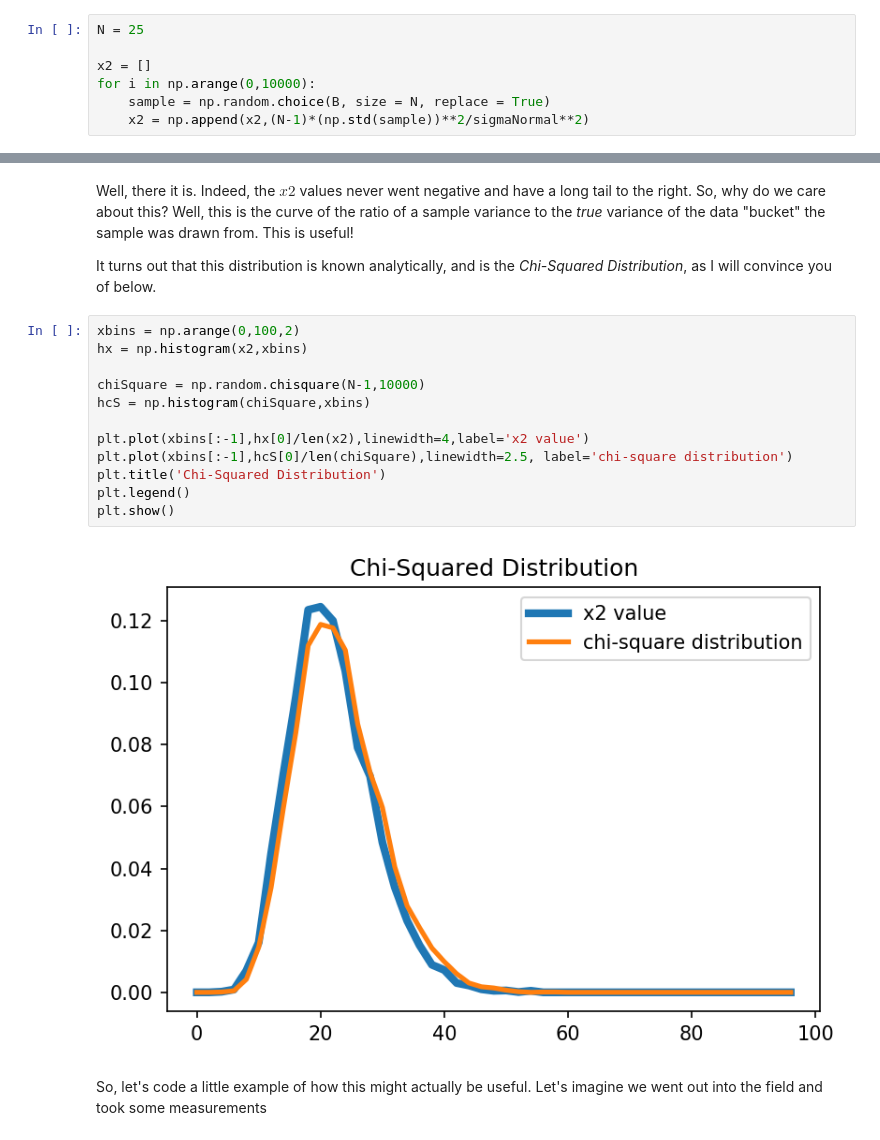
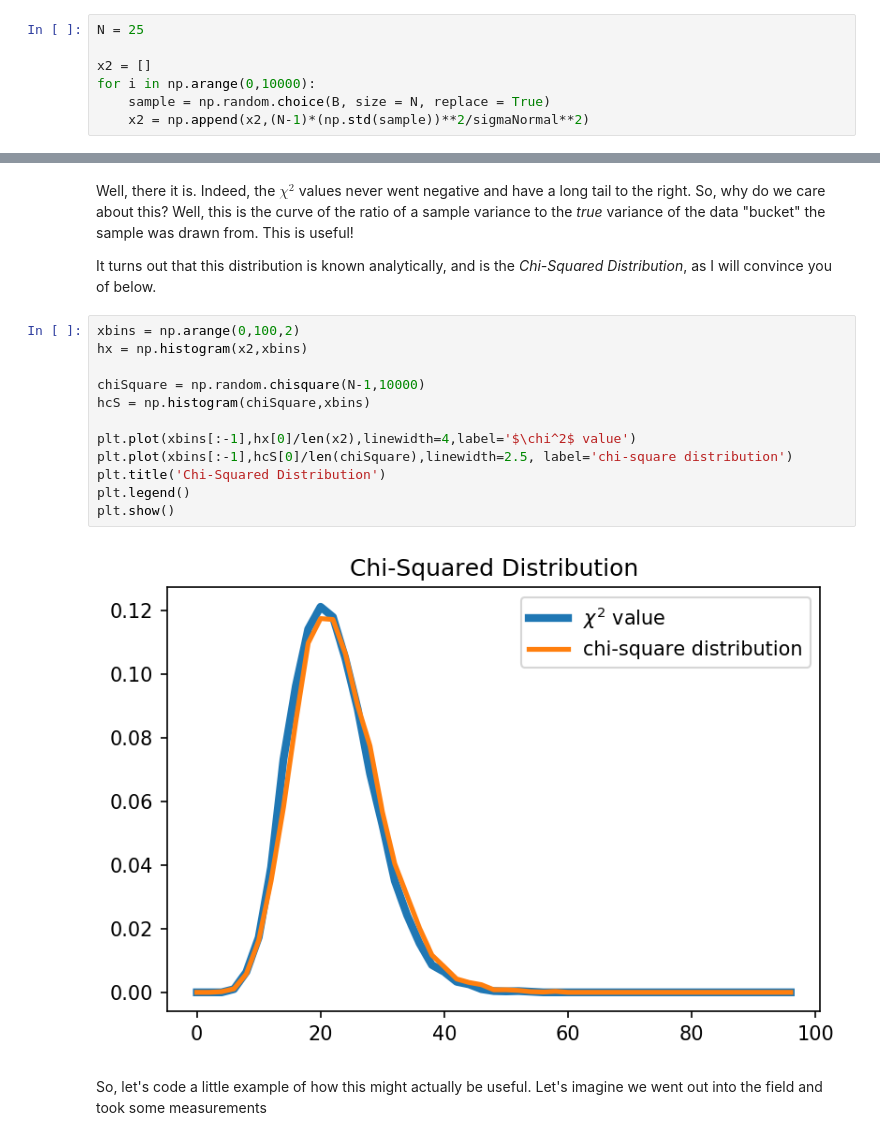
Before and after one commit to kjmayer/ats655-coursematerial, a Jupyter notebook: jupyter_notebooks/chisquared_distribution.ipynb, the cells around one changed output, grey strips where cells are left out. Saved outputs shown, nothing was run; the diff lists cells and outputs as text.

```diff
--- a/jupyter_notebooks/chisquared_distribution.ipynb
+++ b/jupyter_notebooks/chisquared_distribution.ipynb
@@ -56,21 +56,21 @@ plt.show()
 # %% [markdown]
-Well, there it is. Indeed, the $x2$ values never went negative and have a long tail to the right. So, why do we care about this? Well, this is the curve of the ratio of a sample variance to the _true_ variance of the data "bucket" the sample was drawn from. This is useful!
+Well, there it is. Indeed, the $\chi^2$ values never went negative and have a long tail to the right. So, why do we care about this? Well, this is the curve of the ratio of a sample variance to the _true_ variance of the data "bucket" the sample was drawn from. This is useful!
 
 It turns out that this distribution is known analytically, and is the _Chi-Squared Distribution_, as I will convince you of below.
 # %%
 xbins = np.arange(0,100,2)
 hx = np.histogram(x2,xbins)
 
 chiSquare = np.random.chisquare(N-1,10000)
 hcS = np.histogram(chiSquare,xbins)
 
-plt.plot(xbins[:-1],hx[0]/len(x2),linewidth=4,label='x2 value')
+plt.plot(xbins[:-1],hx[0]/len(x2),linewidth=4,label='$\chi^2$ value')
 plt.plot(xbins[:-1],hcS[0]/len(chiSquare),linewidth=2.5, label='chi-square distribution')
 plt.title('Chi-Squared Distribution')
 plt.legend()
 plt.show()
 # %% [output]
-[figure, old version]
+[figure, new version]
 # %% [markdown]
 So, let's code a little example of how this might actually be useful. Let's imagine we went out into the field and took some measurements
 # %%
```
Also changed, not shown: parts of 24 cells of this notebook, 4 other files.
